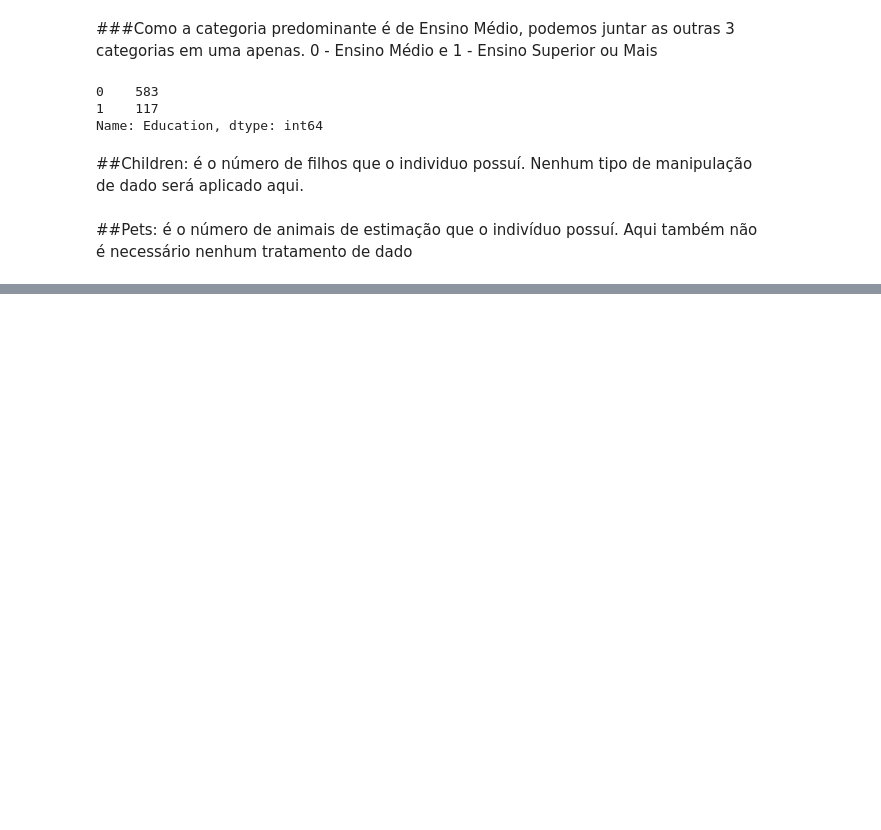
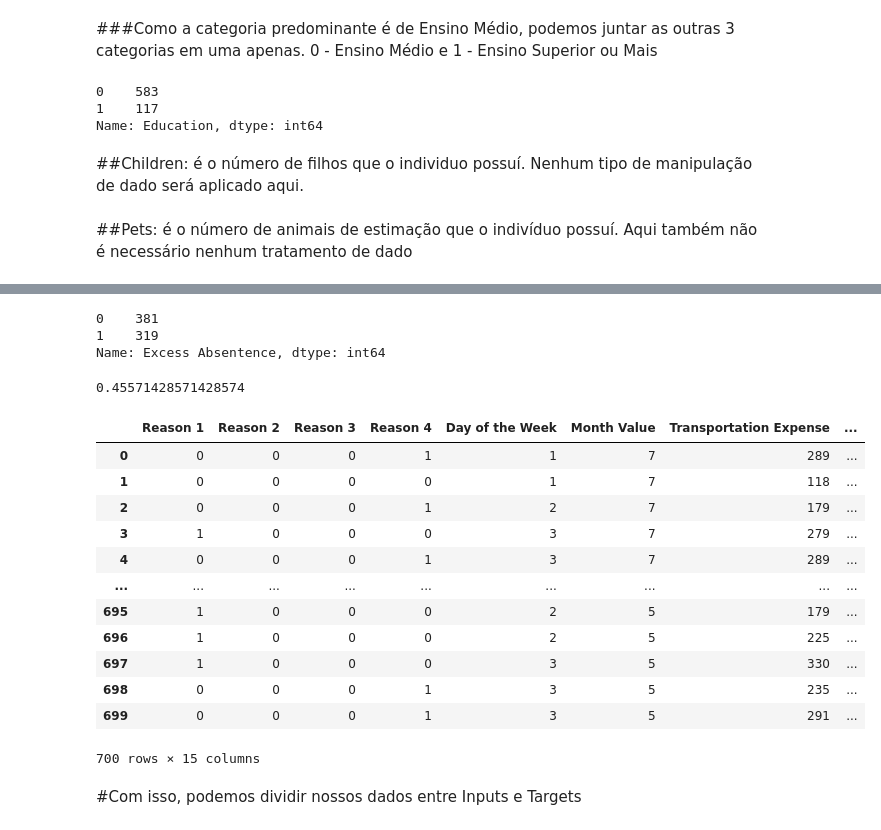
Before and after one commit to Jacquesjh/Absenteeism, a Jupyter notebook: Absenteesim_Pre_Processing.ipynb, the cells around one changed output, grey strips where cells are left out. Cells and saved outputs as stored; diff of their text form; code cells hidden in the pictures; blank space fills up the shorter version.

```diff
--- a/Absenteesim_Pre_Processing.ipynb
+++ b/Absenteesim_Pre_Processing.ipynb
@@ -541,0 +474,2 @@ data_education_mod = data_normalized.copy()
+# %%
+data_education_mod['Absenteeism Time in Hours'] = targets
@@ -541,0 +493,7 @@ data_education_mod = data_normalized.copy()
+# %%
+new_name =['Reason 1', 'Reason 2', 'Reason 3', 'Reason 4', 'Day of the Week',
+       'Month Value', 'Transportation Expense', 'Distance to Work', 'Age',
+       'Daily Work Load Average', 'Body Mass Index', 'Education', 'Children',
+       'Pets', 'Excess Absentence']
+# %%
+data_education_mod.columns = new_name
@@ -541,0 +509,32 @@ data_education_mod = data_normalized.copy()
+# %%
+data_education_mod['Excess Absentence'].value_counts()
+# %% [output]
+0    381
+1    319
+Name: Excess Absentence, dtype: int64
+# %%
+##Podemos verificar o equilíbrio do nosso dataset em relação aos targets
+targets_1s = data_education_mod['Excess Absentence'].sum()/len(data_education_mod['Excess Absentence'])
+targets_1s
+# %% [output]
+0.45571428571428574
+# %%
+balanced_data = data_education_mod.copy()
+# %%
+balanced_data
+# %% [output]
+|  | Reason 1 | Reason 2 | Reason 3 | Reason 4 | Day of the Week | Month Value | Transportation Expense | ... |
+| 0 | 0 | 0 | 0 | 1 | 1 | 7 | 289 | ... |
+| 1 | 0 | 0 | 0 | 0 | 1 | 7 | 118 | ... |
+| 2 | 0 | 0 | 0 | 1 | 2 | 7 | 179 | ... |
+| 3 | 1 | 0 | 0 | 0 | 3 | 7 | 279 | ... |
+| 4 | 0 | 0 | 0 | 1 | 3 | 7 | 289 | ... |
+| ... | ... | ... | ... | ... | ... | ... | ... | ... |
+| 695 | 1 | 0 | 0 | 0 | 2 | 5 | 179 | ... |
+| 696 | 1 | 0 | 0 | 0 | 2 | 5 | 225 | ... |
+| 697 | 1 | 0 | 0 | 0 | 3 | 5 | 330 | ... |
+| 698 | 0 | 0 | 0 | 1 | 3 | 5 | 235 | ... |
+| 699 | 0 | 0 | 0 | 1 | 3 | 5 | 291 | ... |
+700 rows × 15 columns
+# %% [markdown]
+#Com isso, podemos dividir nossos dados entre Inputs e Targets
```
Also changed, not shown: parts of 75 cells of this notebook.
